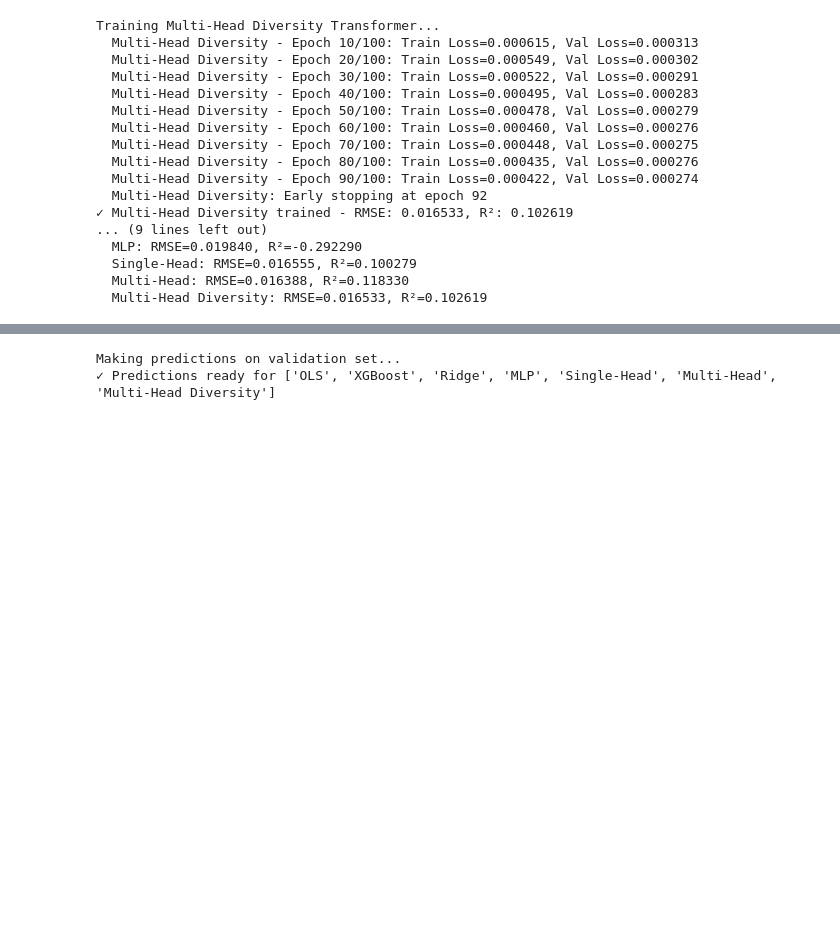
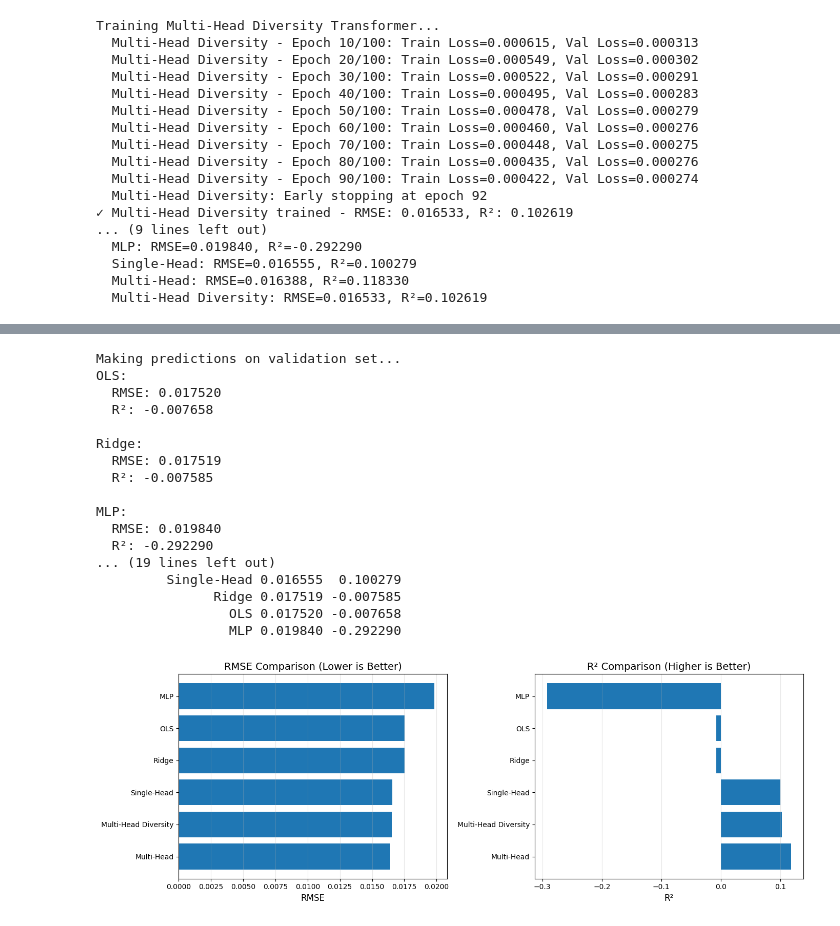
Before and after one commit to zabahana/multihead-attention-robustness-2-26, a Jupyter notebook: notebooks/02_train_baseline.ipynb, the cells around one changed output, grey strips where cells are left out. Saved outputs shown, nothing was run; the diff lists cells and outputs as text; code cells hidden in the pictures; blank space fills up the shorter version.

```diff
--- a/notebooks/02_train_baseline.ipynb
+++ b/notebooks/02_train_baseline.ipynb
@@ -709,5 +594,4 @@ Training Multi-Head Diversity Transformer...
 # %%
-
 def make_predictions(model, X, device='cpu', batch_size=128, is_sklearn=False):
     """Make predictions with a model (deterministic mode)."""
     if is_sklearn:
@@ -736,40 +620,91 @@ def make_predictions(model, X, device='cpu', batch_size=128, is_sklearn=False):
             num_features = X.shape[1]
 
         for i in range(0, len(X), batch_size):
             batch = X[i:i+batch_size]
             X_tensor = torch.FloatTensor(batch).to(device)
 
             # Handle padding if needed
             if X_tensor.shape[1] != num_features:
                 if X_tensor.shape[1] < num_features:
                     padding = torch.zeros(X_tensor.shape[0], num_features - X_tensor.shape[1]).to(device)
                     X_tensor = torch.cat([X_tensor, padding], dim=1)
                 else:
                     X_tensor = X_tensor[:, :num_features]
 
             pred = model(X_tensor)
             if isinstance(pred, tuple):
                 pred = pred[0]
             predictions.append(pred.cpu().numpy())
 
     return np.concatenate(predictions, axis=0).flatten()
 
-# Make predictions on validation set (metrics in separate cells per model)
+# Make predictions on validation set
 print("Making predictions on validation set...")
 predictions = {}
-y_val_arr = y_val.values if hasattr(y_val, 'values') else np.array(y_val)
 
 for name, model in models.items():
     is_sklearn = name in ['OLS', 'Ridge', 'XGBoost']
     pred = make_predictions(model, X_val_scaled, device, is_sklearn=is_sklearn)
-    pred = pred.flatten()
-    predictions[name] = pred
-    rmse = np.sqrt(mean_squared_error(y_val_arr, pred))
-    r2 = r2_score(y_val_arr, pred)
-    training_history[name]['rmse'] = rmse
-    training_history[name]['r2'] = r2
+    predictions[name] = pred.flatten()
 
-print(f"✓ Predictions ready for {list(predictions.keys())}")
+    # Calculate metrics
+    rmse = np.sqrt(mean_squared_error(y_val, pred))
+    r2 = r2_score(y_val, pred)
+
+    print(f"{name}:")
+    print(f"  RMSE: {rmse:.6f}")
+    print(f"  R²: {r2:.6f}")
+    print()
+comparison_data = []
+for name in ['OLS', 'Ridge', 'XGBoost', 'MLP', 'Single-Head', 'Multi-Head', 'Multi-Head Diversity']:
+    if name in training_history:
+        comparison_data.append({
+            'Model': name,
+            'RMSE': training_history[name]['rmse'],
+            'R²': training_history[name]['r2']
+        })
+
+comparison_df = pd.DataFrame(comparison_data)
+comparison_df = comparison_df.sort_values('R²', ascending=False)
+
+print("=" * 80)
+print("MODEL COMPARISON SUMMARY")
+print("=" * 80)
+print(comparison_df.to_string(index=False))
+
+# Visualize comparison
+fig, (ax1, ax2) = plt.subplots(1, 2, figsize=(14, 5))
+
+# RMSE comparison
+ax1.barh(comparison_df['Model'], comparison_df['RMSE'])
+ax1.set_xlabel('RMSE', fontsize=12)
+ax1.set_title('RMSE Comparison (Lower is Better)', fontsize=14)
+ax1.grid(True, alpha=0.3, axis='x')
+
+# R² comparison
+ax2.barh(comparison_df['Model'], comparison_df['R²'])
+ax2.set_xlabel('R²', fontsize=12)
+ax2.set_title('R² Comparison (Higher is Better)', fontsize=14)
+ax2.grid(True, alpha=0.3, axis='x')
+
+plt.tight_layout()
+plt.show()
 # %% [output]
 Making predictions on validation set...
-✓ Predictions ready for ['OLS', 'XGBoost', 'Ridge', 'MLP', 'Single-Head', 'Multi-Head', 'Multi-Head Diversity']
+OLS:
+  RMSE: 0.017520
+  R²: -0.007658
+
+Ridge:
+  RMSE: 0.017519
+  R²: -0.007585
+
+MLP:
+  RMSE: 0.019840
+  R²: -0.292290
+... (19 lines left out)
+         Single-Head 0.016555  0.100279
+               Ridge 0.017519 -0.007585
+                 OLS 0.017520 -0.007658
+                 MLP 0.019840 -0.292290
+[figure, added]
```
Also changed, not shown: parts of 19 cells of this notebook, 11 other files.
